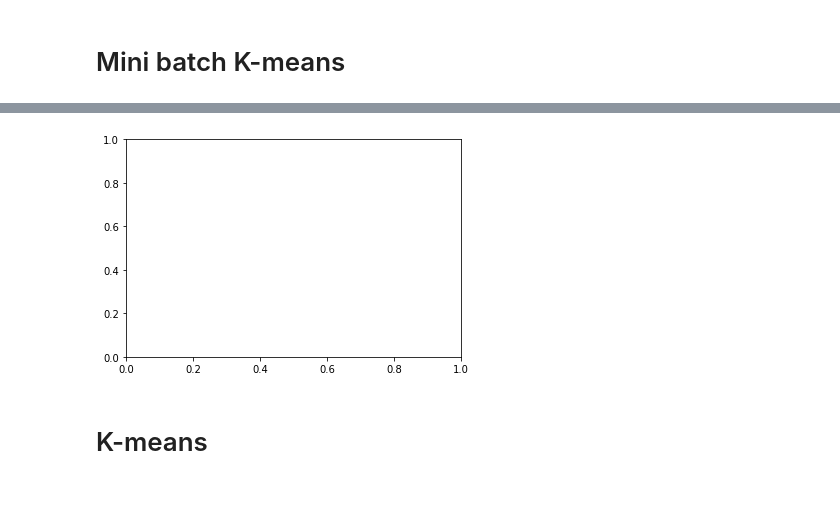
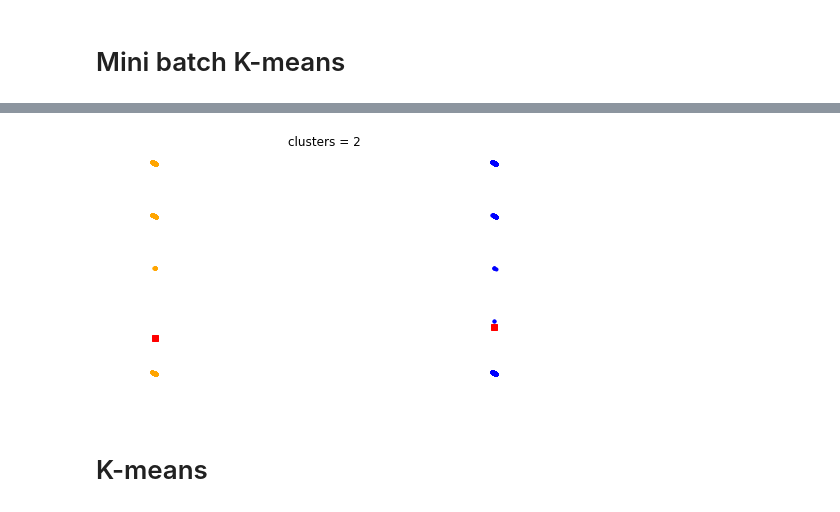
Before and after one commit to federovskys/Proyecto_Integrador_MachineLearning_MEData, a Jupyter notebook: subsidiado_2015.ipynb, the cells around one changed output, grey strips where cells are left out. Saved outputs shown, nothing was run; the diff lists cells and outputs as text; code cells hidden in the pictures.

Commit message:
Minibatch funcionando con dos clusters

```diff
--- a/subsidiado_2015.ipynb
+++ b/subsidiado_2015.ipynb
@@ -284,61 +284,45 @@ ch_valores = []
 
 colors = ['b', 'orange', 'g', 'indigo', 'c', 'm', 'y', 'k', 'Brown', 'ForestGreen']
 
-fig1, axes1 = pyplot.subplots()
+fig1, ax = pyplot.subplots()
 
-for ncenters in range (2):
-    # Se construye el modelo Kmeans
-    # n_clusters es el número de clusters
-    # init es la condición inicial de los centros. 'random' signfica que se genera aleatoriamente los centros.
-    # Se puede usar en int la opción ‘k-means++’, el cual selecciona los centros iniciales del cluster para
-    # que el algoritmo de una manera inteligente converga rápidamente. Se aconseja usar esta opción para datos de alta
-    # dimensionalidad.
-    # n_init es el número de veces que el algoritmo actualiza los centros. Por defecto es 10 pero puedes cambiar el valor.
-    # tol es el error que se desea superar.
-    # max_iter es el número de iteraciones.
-    # precompute_distances es una opción para pre-calcular las distancias. Si seleccionas 'True', entonces siempre se pre-calcula
-    # las distancias. Si es 'False', entonces nunca se pre-calcula las distancias. Si es 'auto', entonces se selecciona
-    # 'True' o 'False' de acuerdo al número de muestras y el número de clases. Se recomienda esta última opción.
-    # algorithm es el algoritmo K-means a utilizar. Si es "full", se aplica el estilo clásico del algoritmo. Si es "elkan",
-    # se aplica una variación del algoritmo k-means para mayor eficiencia pero se recomienda para datos que no esten tan
-    # esparcidos. Si es "auto", entonces selecciona "elkan" si los datos son densos o "full" si los datos son esparcidos.
-    Modelo_Kmeans = MiniBatchKMeans(n_clusters = 2, init = 'k-means++', n_init = 20, max_iter = 1000, tol = 1e-4,
-                                    random_state = mantener_valor_aleatorio)
-    Modelo_Kmeans.fit_predict(Nuevos_Datos_Sparse) # se predice las etiquetas que se asocian a los datos
-    Etiquetas = Modelo_Kmeans.labels_ # Calcula las clases o etiquetas
-    centros = Modelo_Kmeans.cluster_centers_ # Calcula la matriz de centros
-    inercia.append(Modelo_Kmeans.inertia_) # optimiza el punto de inercia de acuerdo al número de clusters
-    silhouette_valores.append(silhouette_score(Nuevos_Datos_Sparse, Etiquetas)) # Se aplica la métrica Silhouette
-    ch_valores.append(calinski_harabasz_score(Nuevos_Datos_Sparse, Etiquetas)) # Se aplica la métrica Calinski-Harabasz
+nClusters = 2
 
-    for j in range(ncenters):
-        ax.plot(xpts[Etiquetas == j],
-                ypts[Etiquetas == j], '.', color=colors[j])
+# Se construye el modelo Kmeans
+# n_clusters es el número de clusters
+# init es la condición inicial de los centros. 'random' signfica que se genera aleatoriamente los centros.
+# Se puede usar en int la opción ‘k-means++’, el cual selecciona los centros iniciales del cluster para
+# que el algoritmo de una manera inteligente converga rápidamente. Se aconseja usar esta opción para datos de alta
+# dimensionalidad.
+# n_init es el número de veces que el algoritmo actualiza los centros. Por defecto es 10 pero puedes cambiar el valor.
+# tol es el error que se desea superar.
+# max_iter es el número de iteraciones.
+# precompute_distances es una opción para pre-calcular las distancias. Si seleccionas 'True', entonces siempre se pre-calcula
+# las distancias. Si es 'False', entonces nunca se pre-calcula las distancias. Si es 'auto', entonces se selecciona
+# 'True' o 'False' de acuerdo al número de muestras y el número de clases. Se recomienda esta última opción.
+# algorithm es el algoritmo K-means a utilizar. Si es "full", se aplica el estilo clásico del algoritmo. Si es "elkan",
+# se aplica una variación del algoritmo k-means para mayor eficiencia pero se recomienda para datos que no esten tan
+# esparcidos. Si es "auto", entonces selecciona "elkan" si los datos son densos o "full" si los datos son esparcidos.
+Modelo_Kmeans = MiniBatchKMeans(n_clusters = nClusters, init = 'random', n_init = 20, max_iter = 1000, tol = 1e-4,
+                   random_state = mantener_valor_aleatorio)
+Modelo_Kmeans.fit_predict(Nuevos_Datos_Sparse) # se predice las etiquetas que se asocian a los datos
+Etiquetas = Modelo_Kmeans.labels_ # Calcula las clases o etiquetas
+centros = Modelo_Kmeans.cluster_centers_ # Calcula la matriz de centros
 
-    for pt in centros:
-        ax.plot(pt[0], pt[1], 'rs')
+for j in range(nClusters):
+    ax.plot(xpts[Etiquetas == j],
+            ypts[Etiquetas == j], '.', color=colors[j])
 
-    ax.set_title('clusters = {0}'.format(ncenters))
-    ax.axis('off')
+for pt in centros:
+    ax.plot(pt[0], pt[1], 'rs')
+
+print("Para ", ncenters, " Clusters: ")
+for i in range (len(np.unique(Etiquetas))):
+    print("El total de datos de la clase ", i, " son: ", len(Etiquetas[Etiquetas==i]))
+
+ax.set_title('clusters = 2')
+ax.axis('off')
 
 fig1.tight_layout()
 pyplot.show()
-
-fig2, ax2 = pyplot.subplots()
-ax2.plot(np.r_[2:11], inercia, marker = 'o')
-ax2.set_xlabel("Número de Clusters")
-ax2.set_ylabel("Inercia")
-pyplot.show()
-
-fig3, ax3 = pyplot.subplots()
-ax3.plot(np.r_[2:11], silhouette_valores, marker = 'o')
-ax3.set_xlabel("Número de Clusters")
-ax3.set_ylabel("Valor de silhouette")
-pyplot.show()
-
-fig3, ax3 = pyplot.subplots()
-ax3.plot(np.r_[2:11], ch_valores, marker = 'o')
-ax3.set_xlabel("Número de Clusters")
-ax3.set_ylabel("Valor de índice Calinski-Harabasz")
-pyplot.show()
 # %% [output]
@@ -346,4 +332,4 @@ KeyboardInterrupt:
-[figure, old version]
+[figure, new version]
 # %% [markdown]
 # K-means
 # %%
```
Also changed, not shown: parts of 1 cell of this notebook.
